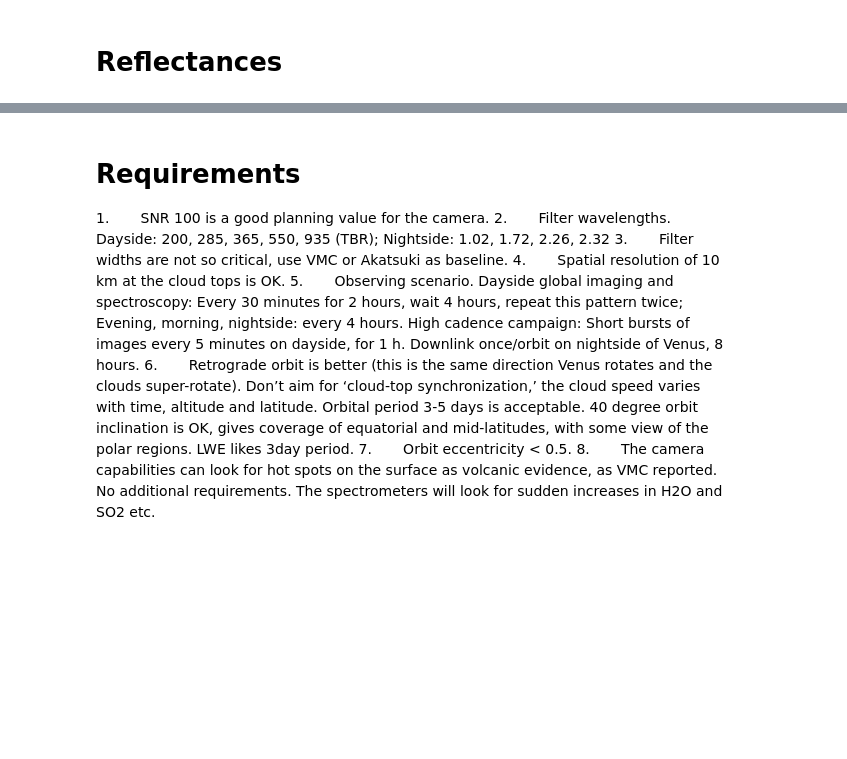
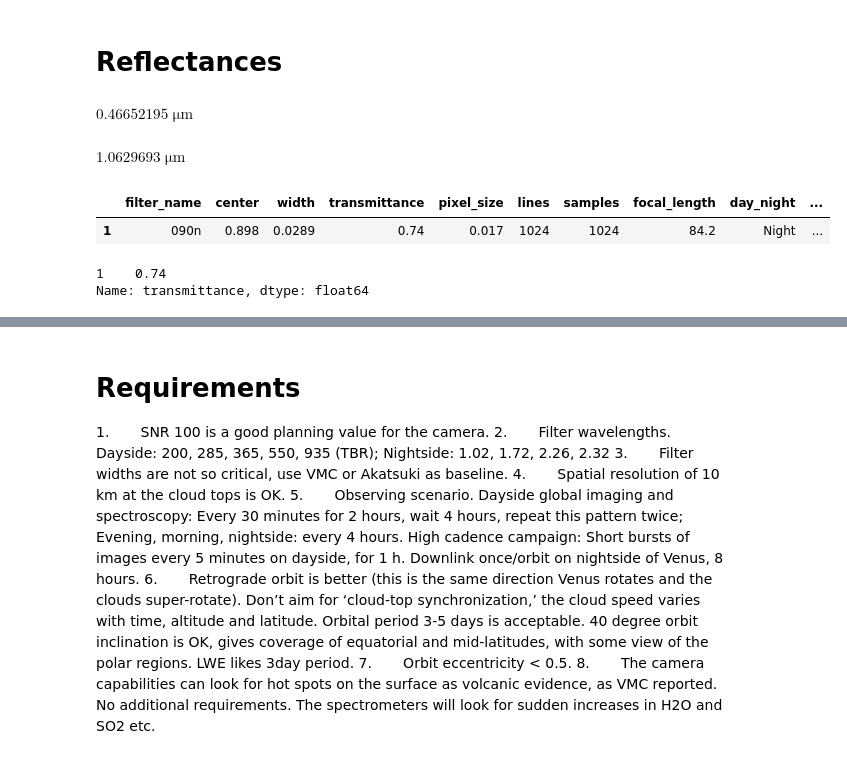
Before and after one commit to michaelaye/pytelescope, a Jupyter notebook: notebooks/imager.ipynb, the cells around one changed output, grey strips where cells are left out. Drawn from its saved outputs; the diff is of its cells as text; code cells hidden in the pictures; blank space fills up the shorter version.

```diff
--- a/notebooks/imager.ipynb
+++ b/notebooks/imager.ipynb
@@ -58,0 +66,15 @@ class Albedo:
+# %%
+albedo.wave1
+# %% [output]
+$0.46652195 \; \mathrm{\mu m}$
+# %%
+albedo.wave2
+# %% [output]
+$1.0629693 \; \mathrm{\mu m}$
+# %%
+filter_data = akatsuki_filters.loc[akatsuki_filters.filter_name=='090n']
+# %%
+filter_data
+# %% [output]
+|  | filter_name | center | width | transmittance | pixel_size | lines | samples | focal_length | day_night | ... |
+| 1 | 090n | 0.898 | 0.0289 | 0.74 | 0.017 | 1024 | 1024 | 84.2 | Night | ... |
@@ -58,0 +86,5 @@ class Albedo:
+# %%
+f.transmission
+# %% [output]
+1    0.74
+Name: transmittance, dtype: float64
```
Also changed, not shown: parts of 25 cells of this notebook, 5 other files.
